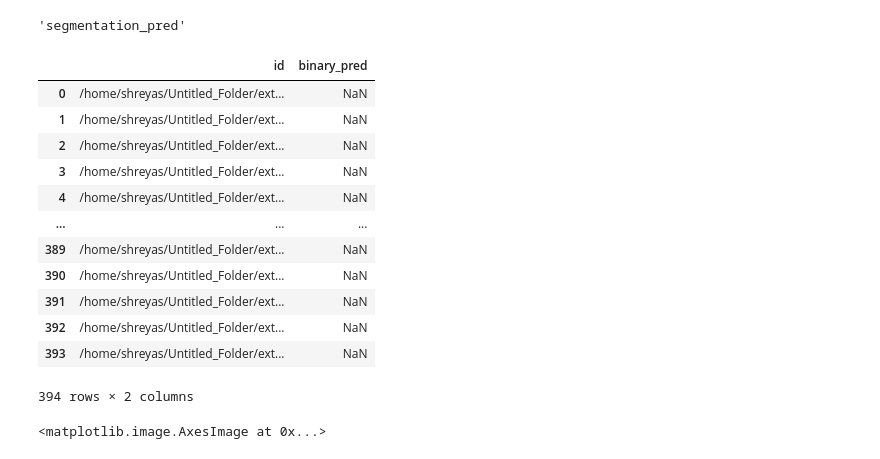
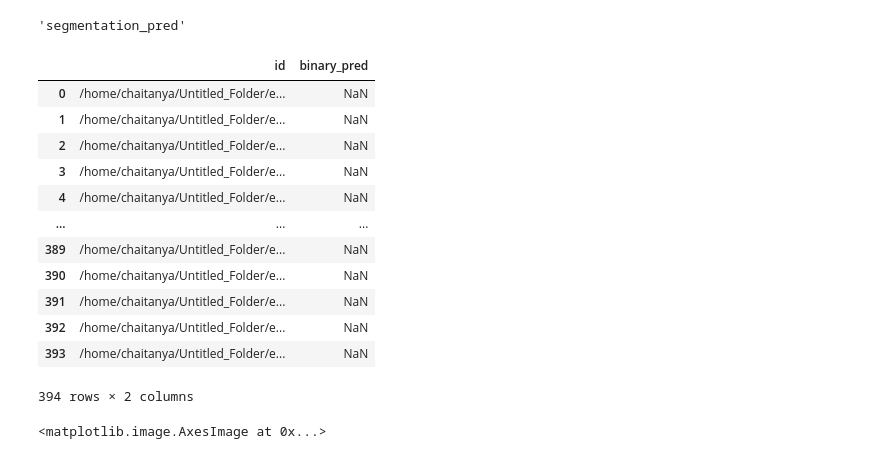
Before and after one commit to chaituviking/Kaggle_MLDS_IISc, a Jupyter notebook: mlds_classification.ipynb, the cells around one changed output. Saved outputs shown, nothing was run; the diff lists cells and outputs as text; code cells hidden in the pictures.

```diff
--- a/mlds_classification.ipynb
+++ b/mlds_classification.ipynb
@@ -283,7 +283,7 @@ transform = transforms.Compose([
                          std=[0.229, 0.224, 0.225])
 ])
 # %%
-df2=pd.read_csv('/home/shreyas/Untitled_Folder/extracted_mlds_files/test.csv')
+df2=pd.read_csv('/home/chaitanya/Untitled_Folder/extracted_mlds_files/test.csv')
 df2
 # %% [output]
 |  | id | binary_pred | segmentation_pred |
@@ -305,21 +305,21 @@ df2.columns[-1]
 'segmentation_pred'
 # %%
 test_df= df2.drop(columns=[df2.columns[-1]])
-test_df['id'] = '/home/shreyas/Untitled_Folder/extracted_mlds_files/test/test/'+test_df['id'].astype(str)
+test_df['id'] = '/home/chaitanya/Untitled_Folder/extracted_mlds_files/test/test/'+test_df['id'].astype(str)
 test_df
 # %% [output]
 |  | id | binary_pred |
-| 0 | /home/shreyas/Untitled_Folder/ext... | NaN |
-| 1 | /home/shreyas/Untitled_Folder/ext... | NaN |
-| 2 | /home/shreyas/Untitled_Folder/ext... | NaN |
-| 3 | /home/shreyas/Untitled_Folder/ext... | NaN |
-| 4 | /home/shreyas/Untitled_Folder/ext... | NaN |
+| 0 | /home/chaitanya/Untitled_Folder/e... | NaN |
+| 1 | /home/chaitanya/Untitled_Folder/e... | NaN |
+| 2 | /home/chaitanya/Untitled_Folder/e... | NaN |
+| 3 | /home/chaitanya/Untitled_Folder/e... | NaN |
+| 4 | /home/chaitanya/Untitled_Folder/e... | NaN |
 | ... | ... | ... |
-| 389 | /home/shreyas/Untitled_Folder/ext... | NaN |
-| 390 | /home/shreyas/Untitled_Folder/ext... | NaN |
-| 391 | /home/shreyas/Untitled_Folder/ext... | NaN |
-| 392 | /home/shreyas/Untitled_Folder/ext... | NaN |
-| 393 | /home/shreyas/Untitled_Folder/ext... | NaN |
+| 389 | /home/chaitanya/Untitled_Folder/e... | NaN |
+| 390 | /home/chaitanya/Untitled_Folder/e... | NaN |
+| 391 | /home/chaitanya/Untitled_Folder/e... | NaN |
+| 392 | /home/chaitanya/Untitled_Folder/e... | NaN |
+| 393 | /home/chaitanya/Untitled_Folder/e... | NaN |
 394 rows × 2 columns
 # %%
 ig=plt.imread(test_df.iloc[0,0])
```
Also changed, not shown: parts of 14 cells of this notebook.
